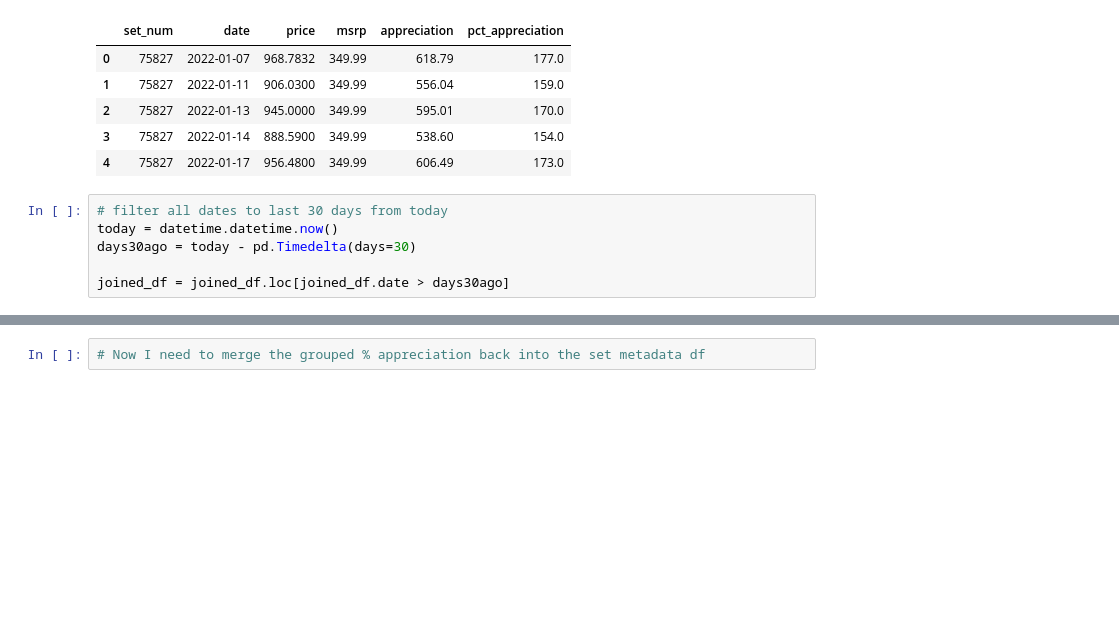
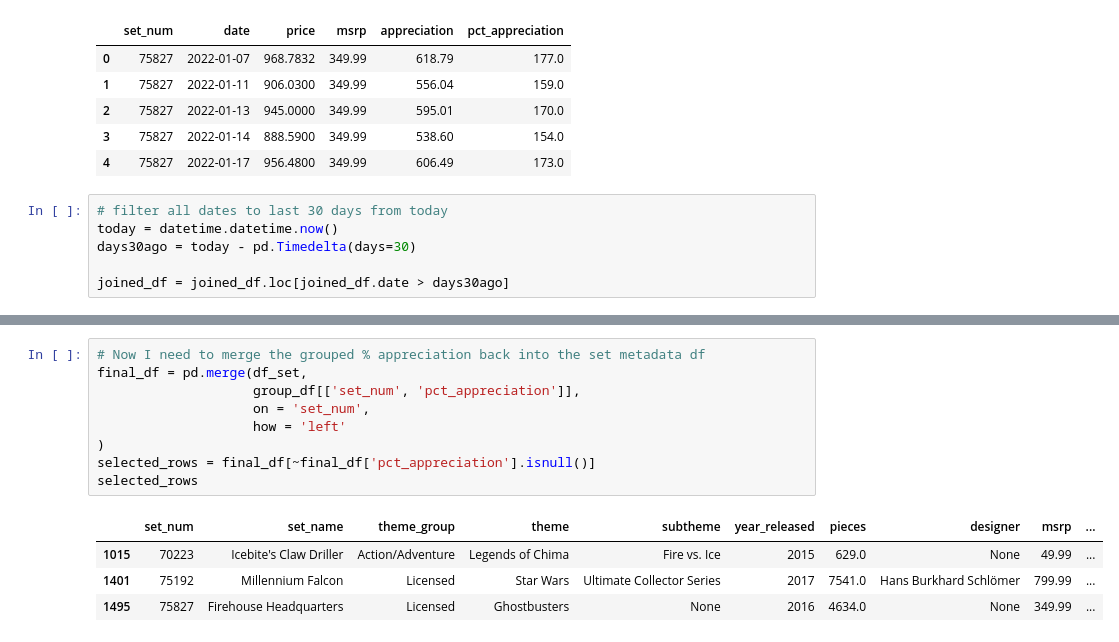
Before and after one commit to 33GuessSo88/EbayLegoWebscrape, a Jupyter notebook: Data Analysis/Lego_Data_Analysis.ipynb, the cells around one changed output, grey strips where cells are left out. Drawn from its saved outputs; the diff is of its cells as text; blank space fills up the shorter version.

```diff
--- a/Data Analysis/Lego_Data_Analysis.ipynb
+++ b/Data Analysis/Lego_Data_Analysis.ipynb
@@ -426,2 +412,14 @@ group_df
 # %%
 # Now I need to merge the grouped % appreciation back into the set metadata df
+final_df = pd.merge(df_set,
+                    group_df[['set_num', 'pct_appreciation']],
+                    on = 'set_num',
+                    how = 'left'
+)
+selected_rows = final_df[~final_df['pct_appreciation'].isnull()]
+selected_rows
+# %% [output]
+|  | set_num | set_name | theme_group | theme | subtheme | year_released | pieces | designer | msrp | ... |
+| 1015 | 70223 | Icebite's Claw Driller | Action/Adventure | Legends of Chima | Fire vs. Ice | 2015 | 629.0 | None | 49.99 | ... |
+| 1401 | 75192 | Millennium Falcon | Licensed | Star Wars | Ultimate Collector Series | 2017 | 7541.0 | Hans Burkhard Schlömer | 799.99 | ... |
+| 1495 | 75827 | Firehouse Headquarters | Licensed | Ghostbusters | None | 2016 | 4634.0 | None | 349.99 | ... |
```
Also changed, not shown: parts of 2 cells of this notebook.
